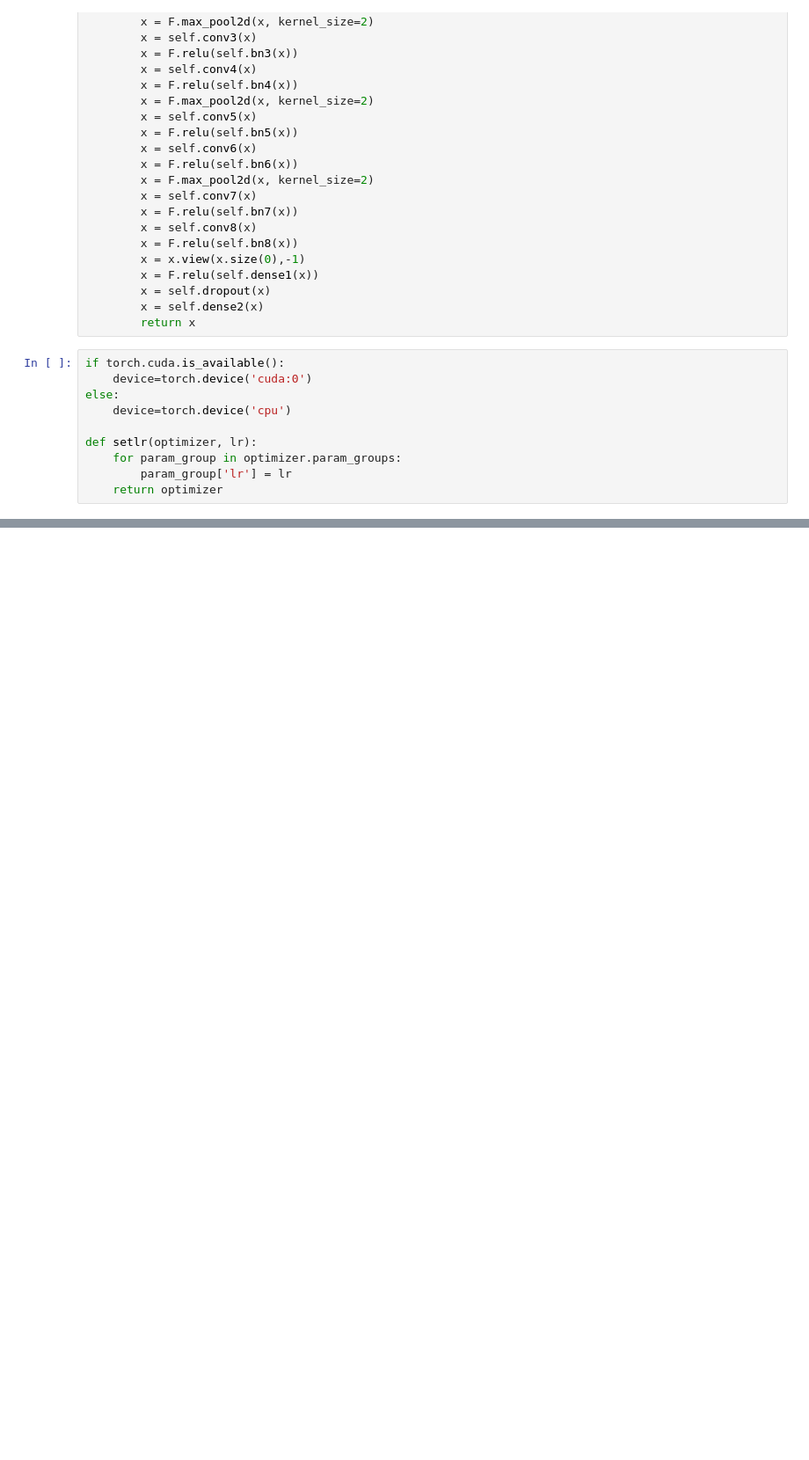
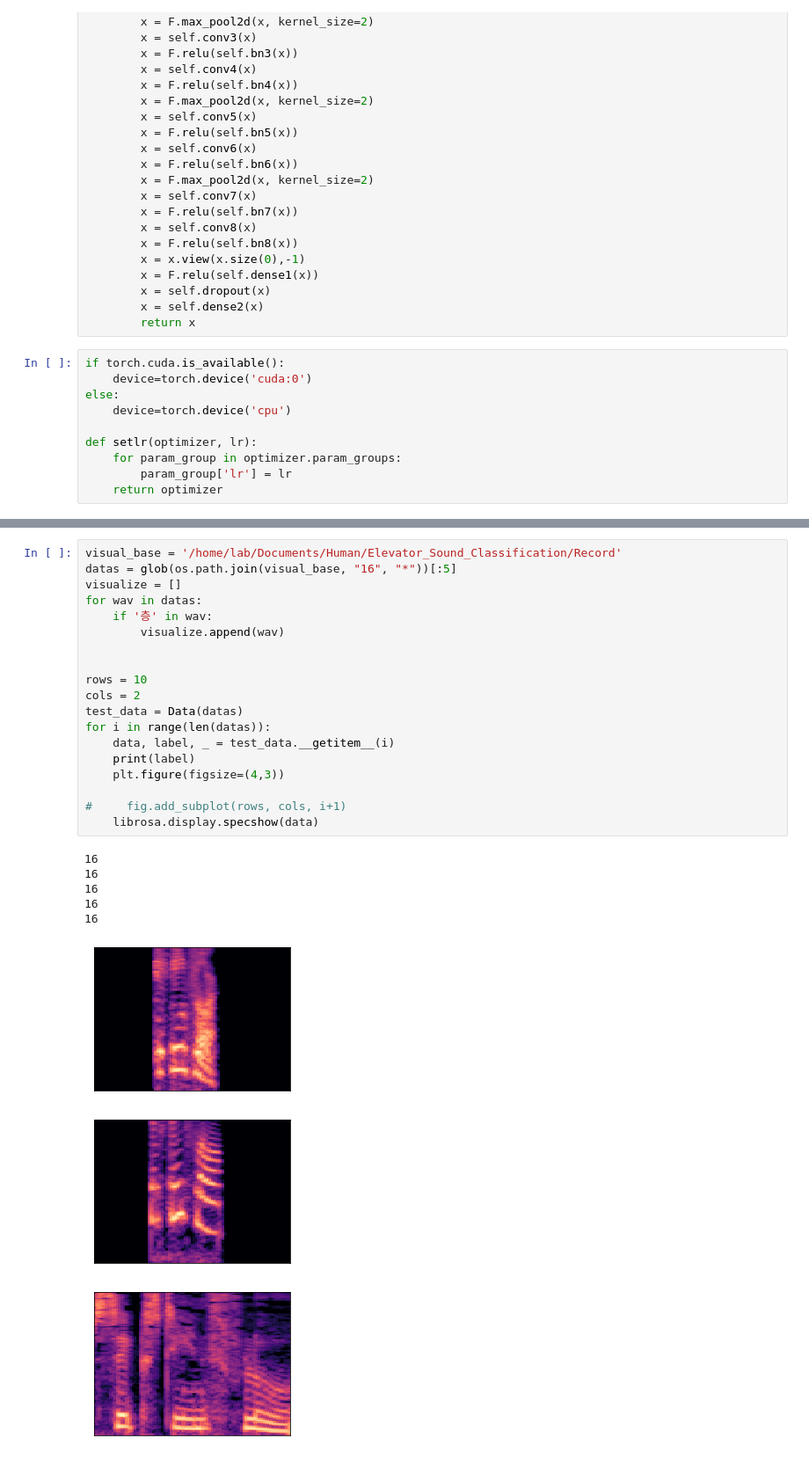
Before and after one commit to SUMIN97/Elevator_Sound_Classification, a Jupyter notebook: test_code_jupyter.ipynb, the cells around one changed output, grey strips where cells are left out. Shown at 88% size. Cells and saved outputs as stored; diff of their text form; blank space fills up the shorter version.

```diff
--- a/test_code_jupyter.ipynb
+++ b/test_code_jupyter.ipynb
@@ -197,0 +292,28 @@ error count 7
+# %%
+visual_base = '/home/lab/Documents/Human/Elevator_Sound_Classification/Record'
+datas = glob(os.path.join(visual_base, "16", "*"))[:5]
+visualize = []
+for wav in datas:
+    if '층' in wav:
+        visualize.append(wav)
+
+
+rows = 10
+cols = 2
+test_data = Data(datas)
+for i in range(len(datas)):
+    data, label, _ = test_data.__getitem__(i)
+    print(label)
+    plt.figure(figsize=(4,3))
+
+#     fig.add_subplot(rows, cols, i+1)
+    librosa.display.specshow(data)
+# %% [output]
+16
+16
+16
+16
+16
+[figure, added]
+[figure, added]
+[figure, added]
```
Also changed, not shown: parts of 19 cells of this notebook, 29 other files.
